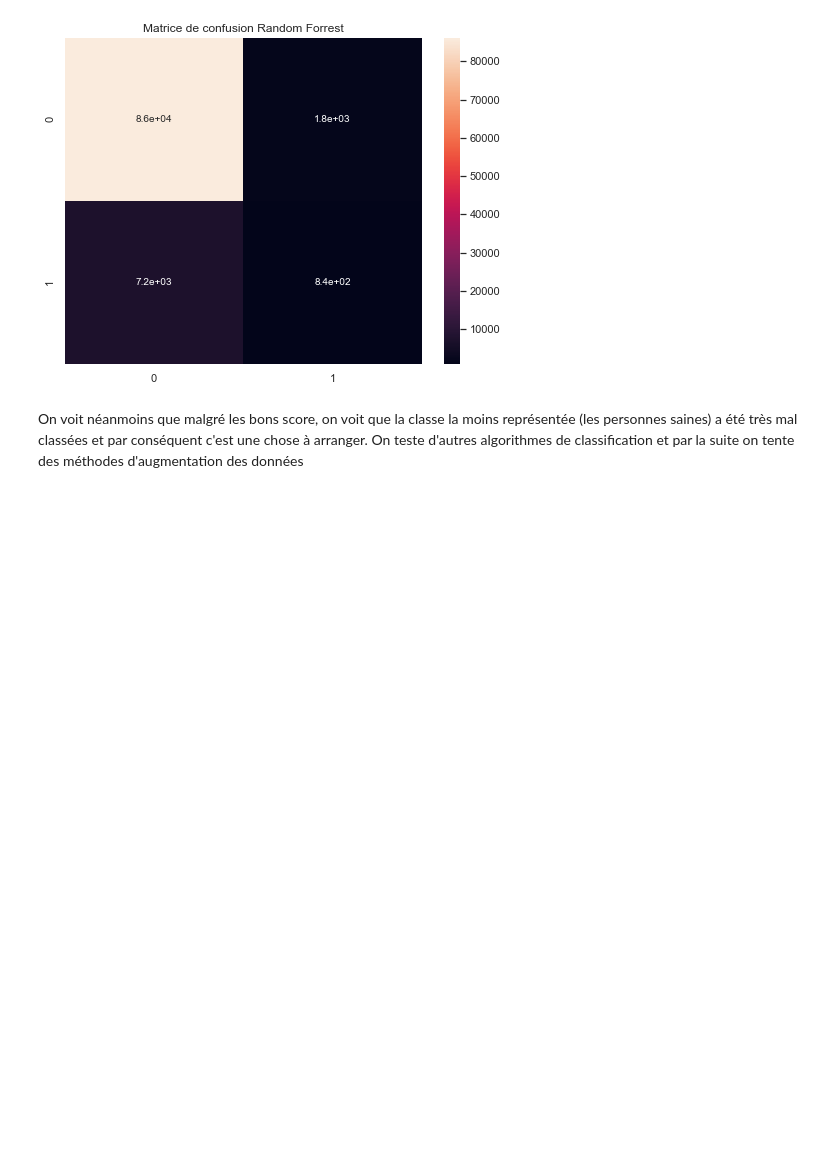
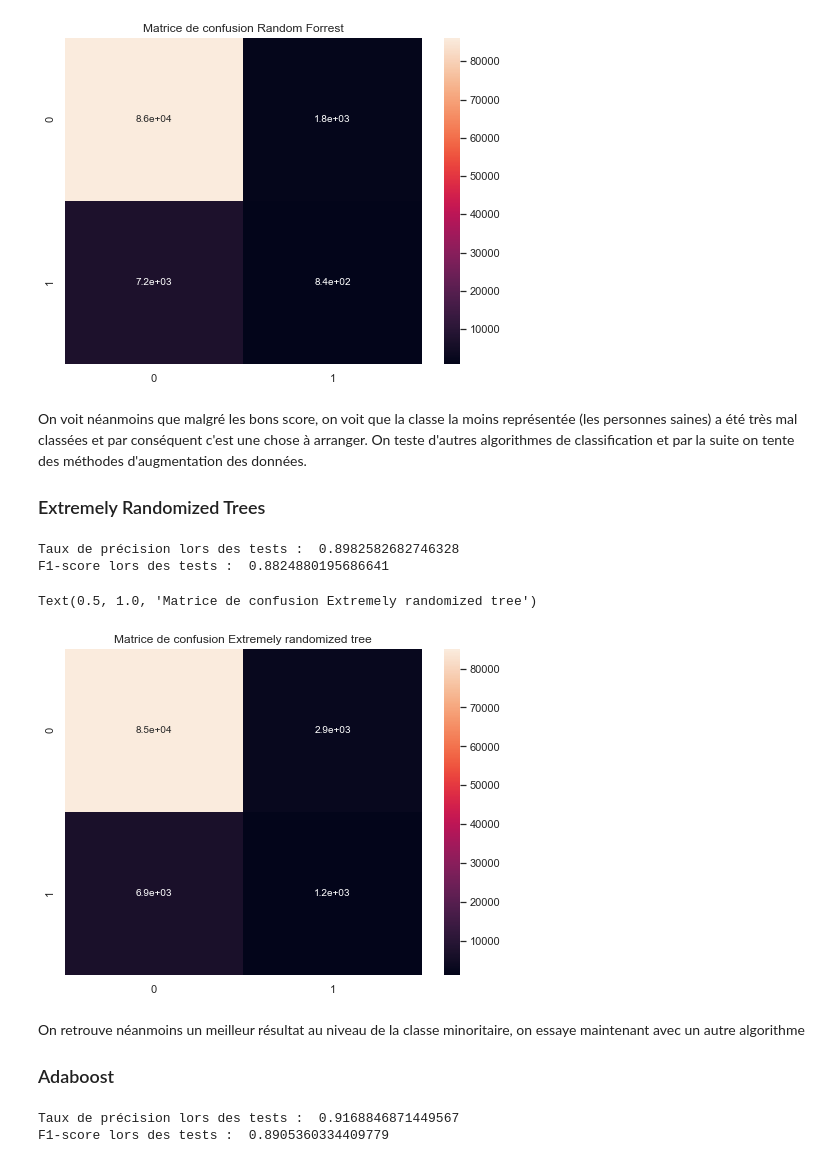
Before and after one commit to MohamedNennouche/Heart-disease, a Jupyter notebook: heart-notebook.ipynb, the cells around one changed output. Drawn from its saved outputs; the diff is of its cells as text; code cells hidden in the pictures; blank space fills up the shorter version.

Commit message:
Augmentation des données et finalisation du projet

```diff
--- a/heart-notebook.ipynb
+++ b/heart-notebook.ipynb
@@ -215,4 +198,31 @@ plt.title("Matrice de confusion Random Forrest")
 Text(0.5, 1.0, 'Matrice de confusion Random Forrest')
 [figure]
 # %% [markdown]
-On voit néanmoins que malgré les bons score, on voit que la classe la moins représentée (les personnes saines) a été très mal classées et par conséquent c'est une chose à arranger. On teste d'autres algorithmes de classification et par la suite on tente des méthodes d'augmentation des données
+On voit néanmoins que malgré les bons score, on voit que la classe la moins représentée (les personnes saines) a été très mal classées et par conséquent c'est une chose à arranger. On teste d'autres algorithmes de classification et par la suite on tente des méthodes d'augmentation des données.
+### Extremely Randomized Trees
+# %%
+extra = ExtraTreesClassifier(n_estimators=700, criterion='entropy', max_depth=None, min_samples_split=2, min_samples_leaf=1, min_weight_fraction_leaf=0.0, max_features='auto', max_leaf_nodes=None, min_impurity_decrease=0.0, bootstrap=False, oob_score=False, n_jobs=None, random_state=0, verbose=0, warm_start=False, class_weight=None, ccp_alpha=0.0, max_samples=None).fit(fv_train,etiq_train)
+yextra = extra.predict(fv_test)
+print("Taux de précision lors des tests : ",metrics.accuracy_score(etiq_test, yextra))
+print("F1-score lors des tests : ",metrics.f1_score(etiq_test, yextra, average='weighted'))
+# %% [output]
+Taux de précision lors des tests :  0.8982582682746328
+F1-score lors des tests :  0.8824880195686641
+# %%
+plt.figure(figsize=(8,6))
+sns.heatmap(metrics.confusion_matrix(etiq_test, yextra), annot=True, annot_kws={"size": 10})
+plt.title("Matrice de confusion Extremely randomized tree")
+# %% [output]
+Text(0.5, 1.0, 'Matrice de confusion Extremely randomized tree')
+[figure, added]
+# %% [markdown]
+On retrouve néanmoins un meilleur résultat au niveau de la classe minoritaire, on essaye maintenant avec un autre algorithme
+### Adaboost
+# %%
+ada = AdaBoostClassifier(base_estimator=None, n_estimators=350, learning_rate=0.15, algorithm='SAMME.R', random_state=0).fit(fv_train,etiq_train)
+yada = ada.predict(fv_test)
+print("Taux de précision lors des tests : ",metrics.accuracy_score(etiq_test, yada))
+print("F1-score lors des tests : ",metrics.f1_score(etiq_test, yada, average='weighted'))
+# %% [output]
+Taux de précision lors des tests :  0.9168846871449567
+F1-score lors des tests :  0.8905360334409779
```
Also changed, not shown: parts of 21 cells of this notebook, 1 other file.
